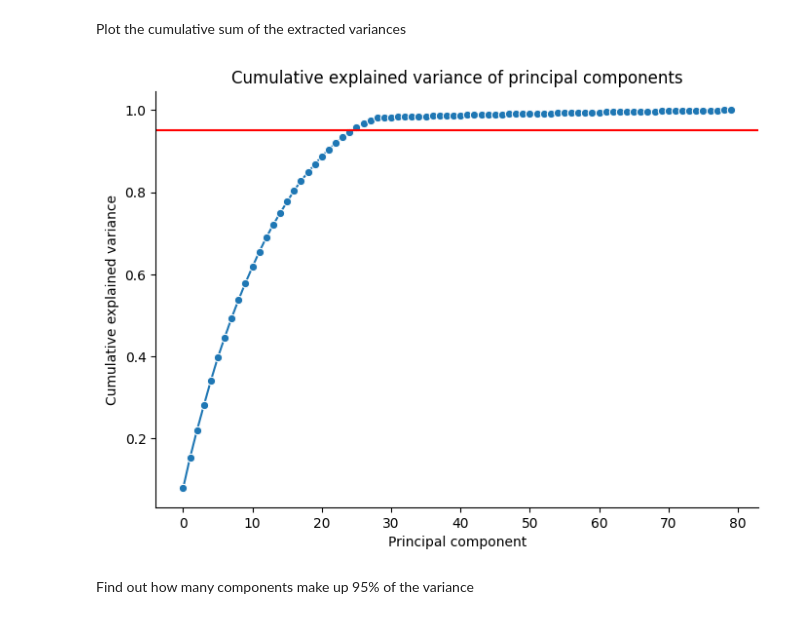
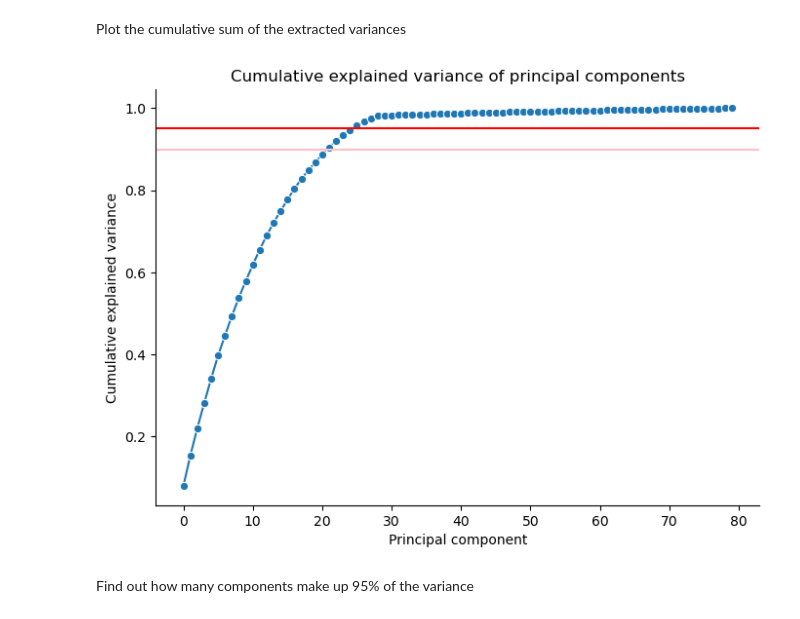
Before and after one commit to gastan81/unsupervised-ml, a Jupyter notebook: 4_pca.ipynb, the cells around one changed output. Saved outputs shown, nothing was run; the diff lists cells and outputs as text; code cells hidden in the pictures.

```diff
--- a/4_pca.ipynb
+++ b/4_pca.ipynb
@@ -299,24 +296,24 @@ Plot the cumulative sum of the extracted variances
 # %%
 (
   # Create a cumulative explained variance plot
   sns.relplot(
       kind = "line",  # Create a line plot
       x = range(len(explained_blobs_variance_array)),  # Set the x-axis to be the principal component index
       y = np.cumsum(explained_blobs_variance_array),  # Set the y-axis to be the cumulative explained variance
       marker = "o",  # Use a circle marker for the data points
       aspect = 1.4,  # Set the aspect ratio of the plot to be 1.4
   )
   # Set the title of the plot
   .set(title = "Cumulative explained variance of principal components")
   # Set the axis labels
   .set_axis_labels("Principal component", "Cumulative explained variance")
 );
 
 # Add a horizontal red line at 0.95 on the y axis
-plt.axhline(y = 0.95,
-            color = 'red');
+plt.axhline(y = 0.95, color = 'red');
+plt.axhline(y = 0.90, color = 'pink');
 # %% [output]
-[figure, old version]
+[figure, new version]
 # %% [markdown]
 Find out how many components make up 95% of the variance
 # %%
```
Also changed, not shown: parts of 57 cells of this notebook, 1 other file.
